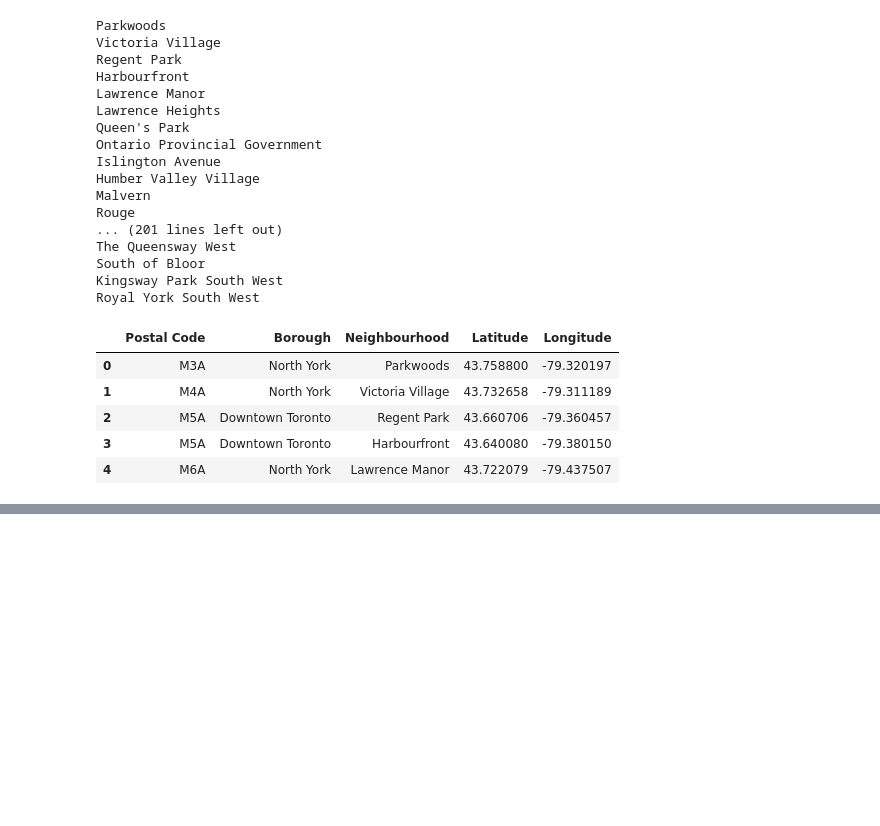
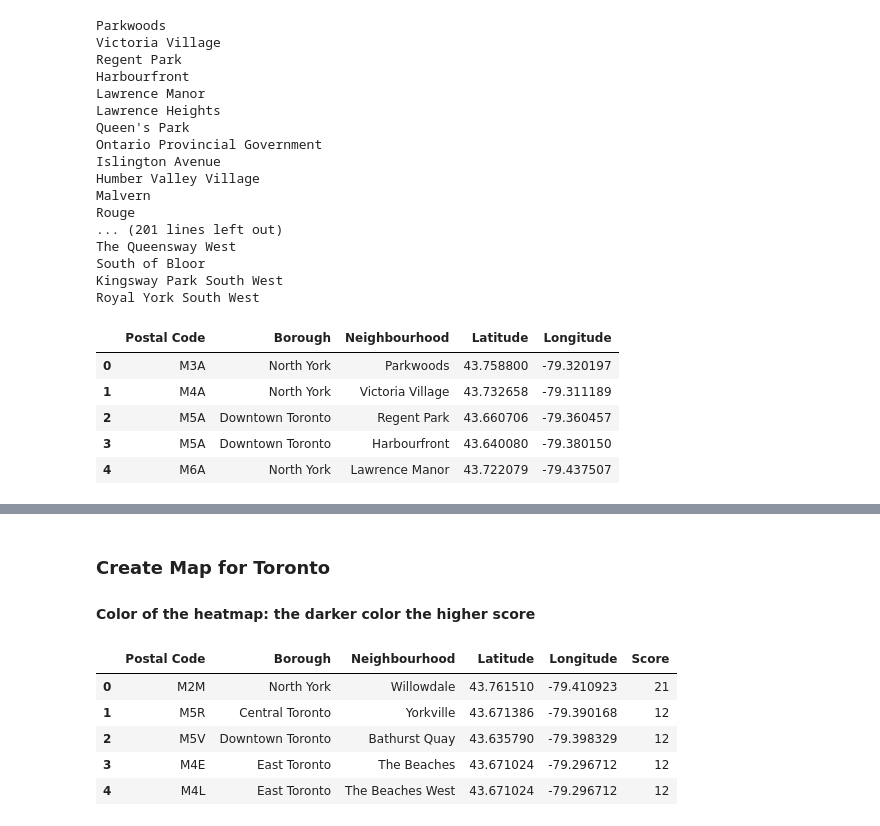
Before and after one commit to fixablecar/Coursera_DS, a Jupyter notebook: mlpy_cp4.ipynb, the cells around one changed output, grey strips where cells are left out. Cells and saved outputs as stored; diff of their text form; code cells hidden in the pictures; blank space fills up the shorter version.

```diff
--- a/mlpy_cp4.ipynb
+++ b/mlpy_cp4.ipynb
@@ -268,0 +314,22 @@ Length: 302, dtype: int64
+# %%
+import folium
+from folium.plugins import HeatMap
+
+def heatmap_helper(data, map_obj):
+    map_obj.add_child(HeatMap(data, radius=13, gradient={0.1:'darkblue', 0.4:'green',
+                                                         0.6:'yellow', 0.7:'orange',
+                                                         0.8:'red', 0.9:'darkred', 1.0:'black'}))
+
+def circlemarker(row, map_obj):
+    nei = row["Neighbourhood"].values[0]
+    folium.vector_layers.CircleMarker(
+        location=[row["Latitude"], row["Longitude"]],
+        radius=10, popup="#{} - {}".format(str(row.name + 1), row["Neighbourhood"]),
+        stroke=False,
+        fill_color='black',
+        fill_opacity=0.4).add_to(map_obj)
+
+def marker(row, map_obj):
+    folium.Marker(
+        location=[row["Latitude"], row["Longitude"]],
+        popup="Top {} - {}".format(str(row.name + 1), row["Neighbourhood"])).add_to(map_obj)
@@ -268,0 +358,18 @@ Length: 302, dtype: int64
+# %% [markdown]
+### Create Map for Toronto
+
+#### Color of the heatmap: the darker color the higher score
+# %%
+tr_map = folium.Map(location=[43.6011, -79.3470], zoom_start=10)
+heatmap_helper(tr_df2[["Latitude", "Longitude", "Score"]], tr_map)
+
+tr_df_sorted = tr_df2.sort_values(by="Score", ascending=False).iloc[0:5,:].reset_index(drop=True)
+tr_df_sorted.apply(lambda x: marker(x, tr_map), axis=1)
+tr_df_sorted
+# %% [output]
+|  | Postal Code | Borough | Neighbourhood | Latitude | Longitude | Score |
+| 0 | M2M | North York | Willowdale | 43.761510 | -79.410923 | 21 |
+| 1 | M5R | Central Toronto | Yorkville | 43.671386 | -79.390168 | 12 |
+| 2 | M5V | Downtown Toronto | Bathurst Quay | 43.635790 | -79.398329 | 12 |
+| 3 | M4E | East Toronto | The Beaches | 43.671024 | -79.296712 | 12 |
+| 4 | M4L | East Toronto | The Beaches West | 43.671024 | -79.296712 | 12 |
```
Also changed, not shown: parts of 33 cells of this notebook.
